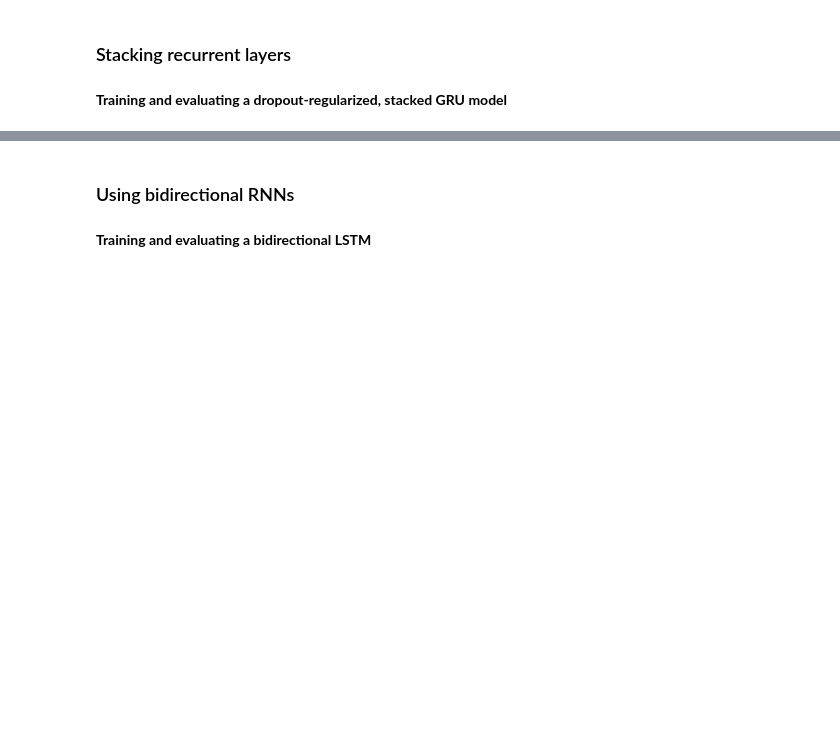
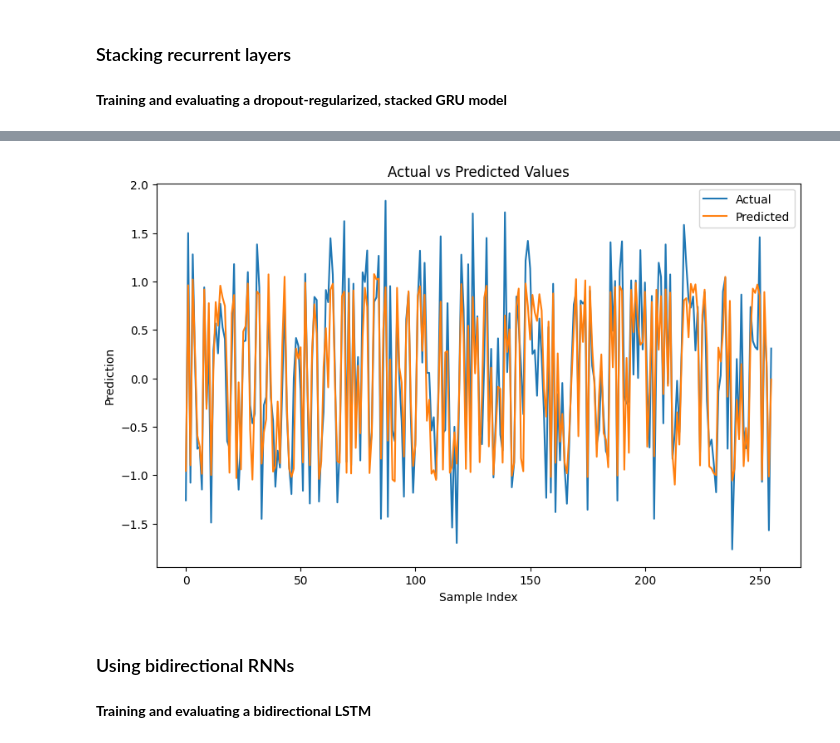
Before and after one commit to angelrodriguez0617/CS-4710-Machine-Learning-II, a Jupyter notebook: A8.ipynb, the cells around one changed output, grey strips where cells are left out. Saved outputs shown, nothing was run; the diff lists cells and outputs as text; code cells hidden in the pictures; blank space fills up the shorter version.

```diff
--- a/A8.ipynb
+++ b/A8.ipynb
@@ -241,0 +263,19 @@ Test MAE: 0.41
+# %%
+
+# Assuming 'test_dataset' is a tuple of (inputs, targets)
+for batch in test_dataset.take(1):  # Take a single batch from the test dataset
+    inputs, targets = batch
+
+# Predict the output using the trained model
+predicted = model.predict(inputs)
+
+# Plotting the actual vs predicted values
+plt.figure(figsize=(10, 6))
+plt.plot(targets.numpy().flatten(), label='Actual')
+plt.plot(predicted.flatten(), label='Predicted')
+plt.title('Actual vs Predicted Values')
+plt.xlabel('Sample Index')
+plt.ylabel('Prediction')
+plt.legend()
+plt.show()
+# %% [output]
@@ -242,3 +283,4 @@ Test MAE: 0.41
+[figure, added]
 # %% [markdown]
 ### Using bidirectional RNNs
 # %% [markdown]
```
Also changed, not shown: parts of 11 cells of this notebook.
